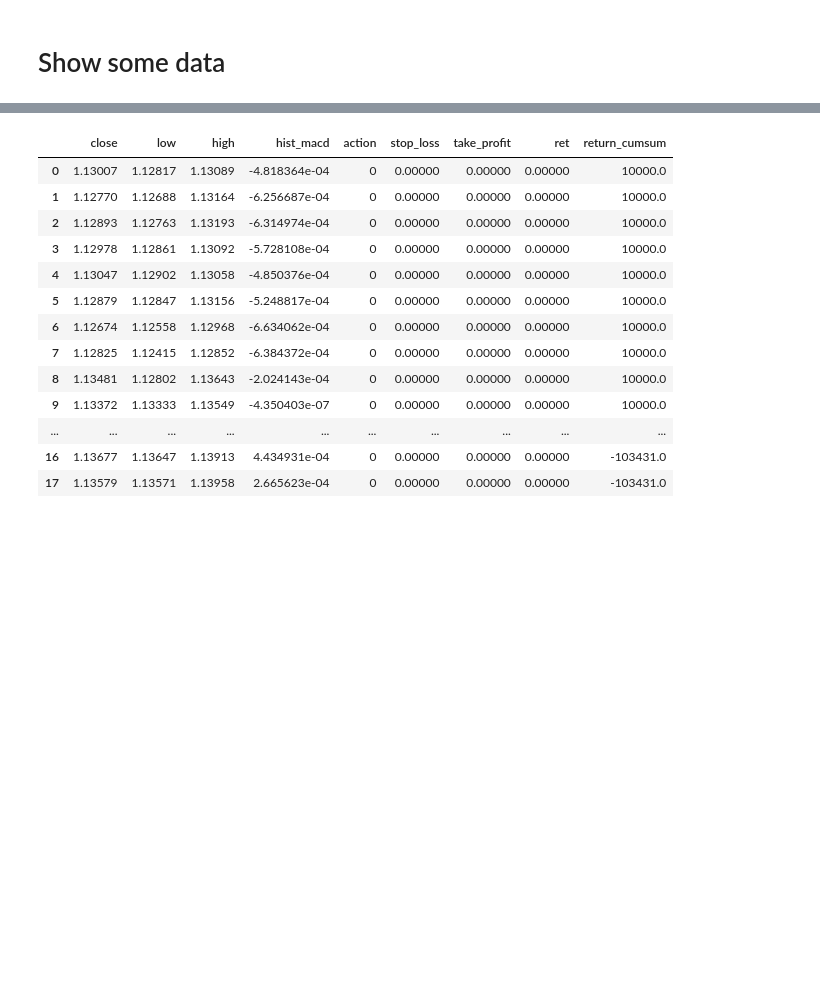
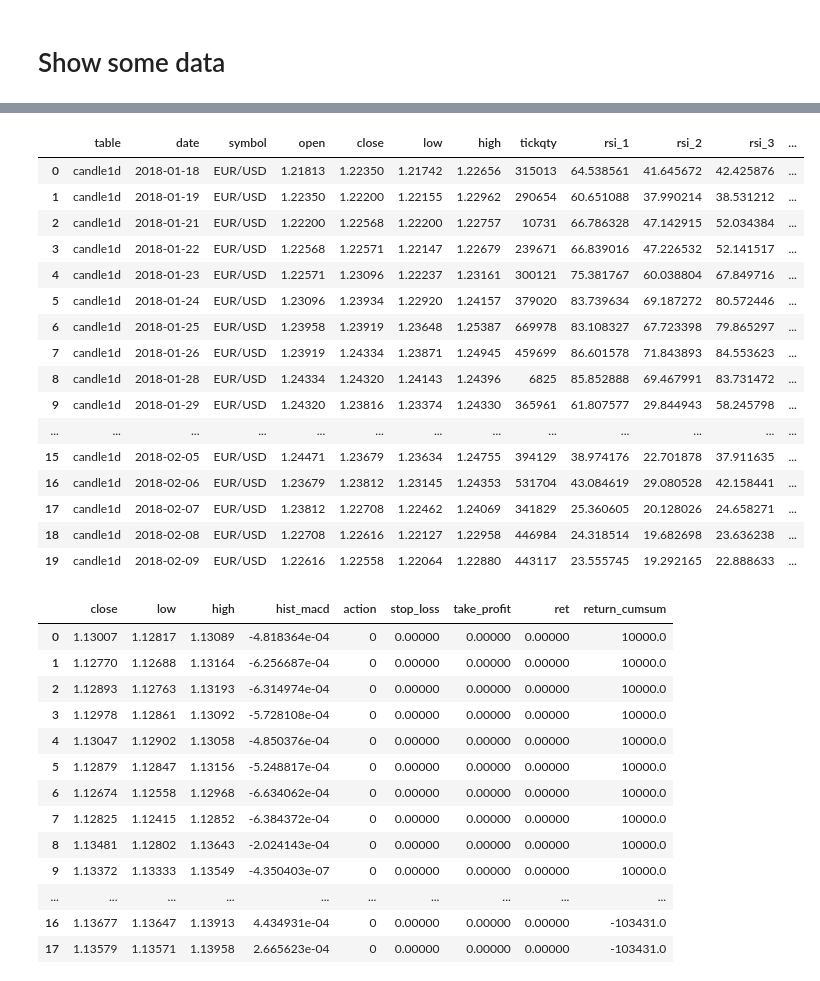
Before and after one commit to lhericourt/trading, a Jupyter notebook: notebooks/test_strategy.ipynb, the cells around one changed output, grey strips where cells are left out. Cells and saved outputs as stored; diff of their text form; code cells hidden in the pictures; blank space fills up the shorter version.

```diff
--- a/notebooks/test_strategy.ipynb
+++ b/notebooks/test_strategy.ipynb
@@ -67,3 +214,23 @@ strat.data[strat.data['action'] == 1].head()
+# %%
+strat.data.head(20)
+# %% [output]
+|  | table | date | symbol | open | close | low | high | tickqty | rsi_1 | rsi_2 | rsi_3 | ... |
+| 0 | candle1d | 2018-01-18 | EUR/USD | 1.21813 | 1.22350 | 1.21742 | 1.22656 | 315013 | 64.538561 | 41.645672 | 42.425876 | ... |
+| 1 | candle1d | 2018-01-19 | EUR/USD | 1.22350 | 1.22200 | 1.22155 | 1.22962 | 290654 | 60.651088 | 37.990214 | 38.531212 | ... |
+| 2 | candle1d | 2018-01-21 | EUR/USD | 1.22200 | 1.22568 | 1.22200 | 1.22757 | 10731 | 66.786328 | 47.142915 | 52.034384 | ... |
+| 3 | candle1d | 2018-01-22 | EUR/USD | 1.22568 | 1.22571 | 1.22147 | 1.22679 | 239671 | 66.839016 | 47.226532 | 52.141517 | ... |
+| 4 | candle1d | 2018-01-23 | EUR/USD | 1.22571 | 1.23096 | 1.22237 | 1.23161 | 300121 | 75.381767 | 60.038804 | 67.849716 | ... |
+| 5 | candle1d | 2018-01-24 | EUR/USD | 1.23096 | 1.23934 | 1.22920 | 1.24157 | 379020 | 83.739634 | 69.187272 | 80.572446 | ... |
+| 6 | candle1d | 2018-01-25 | EUR/USD | 1.23958 | 1.23919 | 1.23648 | 1.25387 | 669978 | 83.108327 | 67.723398 | 79.865297 | ... |
+| 7 | candle1d | 2018-01-26 | EUR/USD | 1.23919 | 1.24334 | 1.23871 | 1.24945 | 459699 | 86.601578 | 71.843893 | 84.553623 | ... |
+| 8 | candle1d | 2018-01-28 | EUR/USD | 1.24334 | 1.24320 | 1.24143 | 1.24396 | 6825 | 85.852888 | 69.467991 | 83.731472 | ... |
+| 9 | candle1d | 2018-01-29 | EUR/USD | 1.24320 | 1.23816 | 1.23374 | 1.24330 | 365961 | 61.807577 | 29.844943 | 58.245798 | ... |
+| ... | ... | ... | ... | ... | ... | ... | ... | ... | ... | ... | ... | ... |
+| 15 | candle1d | 2018-02-05 | EUR/USD | 1.24471 | 1.23679 | 1.23634 | 1.24755 | 394129 | 38.974176 | 22.701878 | 37.911635 | ... |
+| 16 | candle1d | 2018-02-06 | EUR/USD | 1.23679 | 1.23812 | 1.23145 | 1.24353 | 531704 | 43.084619 | 29.080528 | 42.158441 | ... |
+| 17 | candle1d | 2018-02-07 | EUR/USD | 1.23812 | 1.22708 | 1.22462 | 1.24069 | 341829 | 25.360605 | 20.128026 | 24.658271 | ... |
+| 18 | candle1d | 2018-02-08 | EUR/USD | 1.22708 | 1.22616 | 1.22127 | 1.22958 | 446984 | 24.318514 | 19.682698 | 23.636238 | ... |
+| 19 | candle1d | 2018-02-09 | EUR/USD | 1.22616 | 1.22558 | 1.22064 | 1.22880 | 443117 | 23.555745 | 19.292165 | 22.888633 | ... |
 # %%
 strat.data.loc[:20, ['close', 'low', 'high', 'hist_macd', 'action', 'stop_loss', 'take_profit', 'ret', 'return_cumsum']]
 # %% [output]
```
Also changed, not shown: parts of 22 cells of this notebook, 12 other files.
